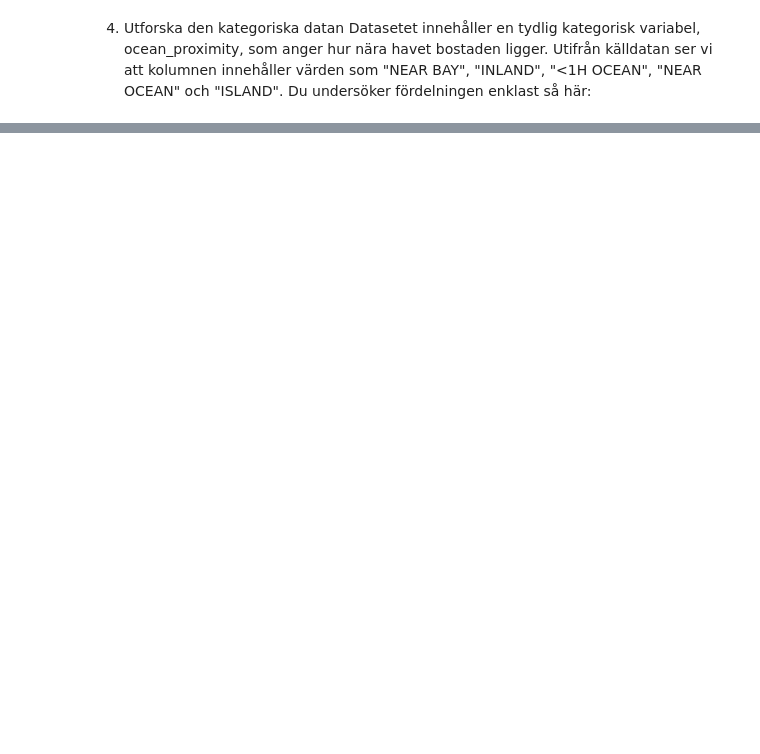
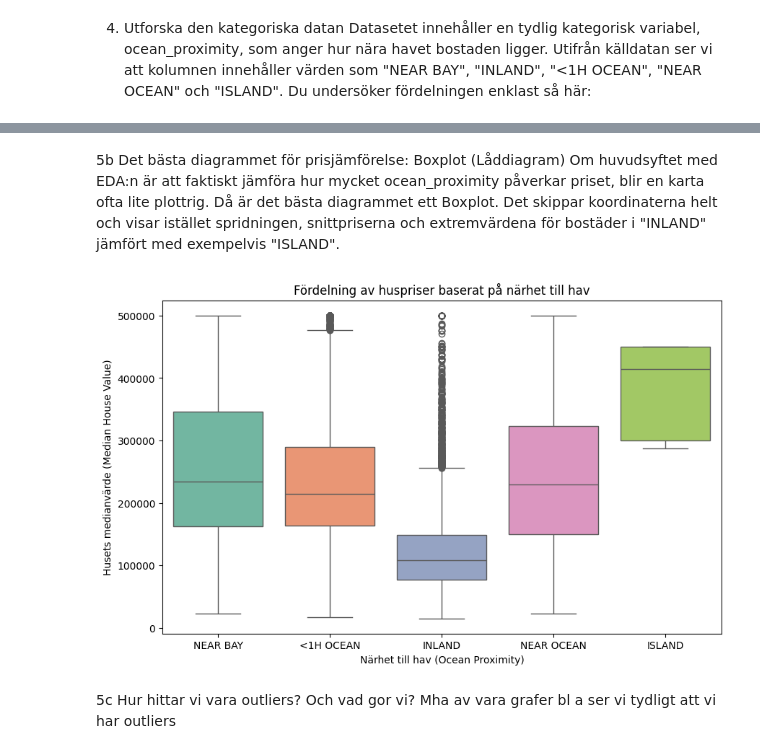
Before and after one commit to tompat1/EDA_pyhon_housing, a Jupyter notebook: EDA_housing.ipynb, the cells around one changed output, grey strips where cells are left out. Saved outputs shown, nothing was run; the diff lists cells and outputs as text; code cells hidden in the pictures; blank space fills up the shorter version.

```diff
--- a/EDA_housing.ipynb
+++ b/EDA_housing.ipynb
@@ -29,0 +117,20 @@ Genom att färgkoda punkterna efter medianvärdet på husen (median_house_value)
+# %% [markdown]
+5b Det bästa diagrammet för prisjämförelse:
+Boxplot (Låddiagram)
+Om huvudsyftet med EDA:n är att faktiskt jämföra hur mycket ocean_proximity påverkar priset, blir en karta ofta lite plottrig. Då är det bästa diagrammet ett Boxplot. Det skippar koordinaterna helt och visar istället spridningen, snittpriserna och extremvärdena för bostäder i "INLAND" jämfört med exempelvis "ISLAND".
+# %%
+plt.figure(figsize=(10, 6))
+sns.boxplot(
+    x='ocean_proximity',
+    y='median_house_value',
+    data=df,
+    palette='Set2', hue='ocean_proximity', dodge=False
+)
+plt.title('Fördelning av huspriser baserat på närhet till hav')
+plt.xlabel('Närhet till hav (Ocean Proximity)')
+plt.ylabel('Husets medianvärde (Median House Value)')
+plt.show()
+# %% [output]
+[figure, added]
+# %% [markdown]
+5c Hur hittar vi vara outliers? Och vad gor vi? Mha av vara grafer bl a ser vi tydligt att vi har outliers
```
Also changed, not shown: parts of 10 cells of this notebook.
